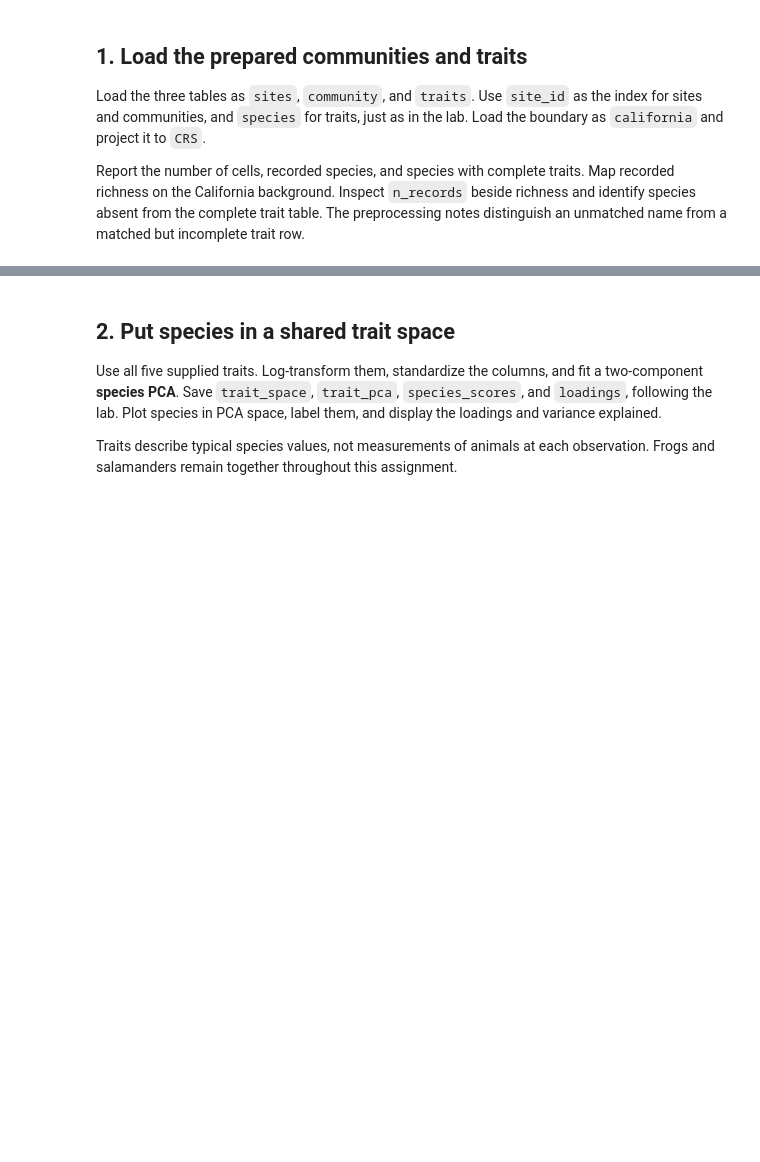
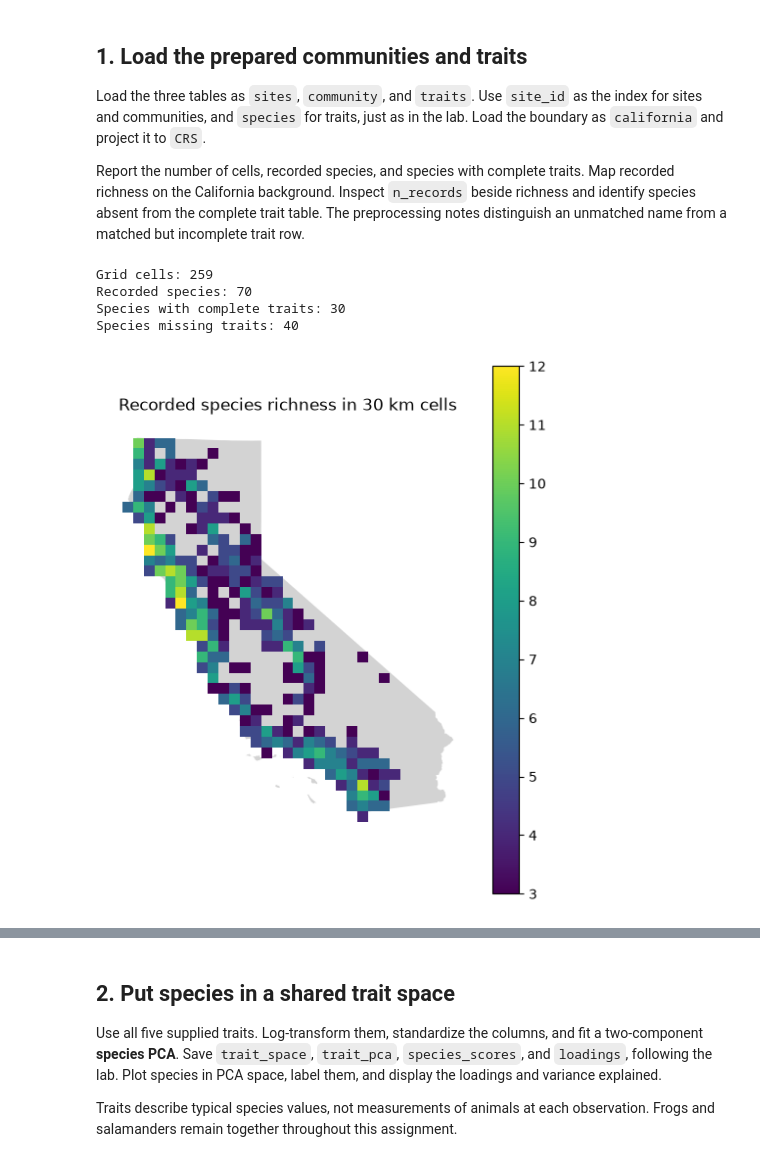
Before and after one commit to elizadstein/BIO597-SpatialBiodiversity, a Jupyter notebook: docs/assignments/Assignment-12-SpatialTraitVariation.ipynb, the cells around one changed output, grey strips where cells are left out. Drawn from its saved outputs; the diff is of its cells as text; code cells hidden in the pictures; blank space fills up the shorter version.

```diff
--- a/docs/assignments/Assignment-12-SpatialTraitVariation.ipynb
+++ b/docs/assignments/Assignment-12-SpatialTraitVariation.ipynb
@@ -72,9 +72,31 @@ preprocessing notes distinguish an unmatched name from a matched but incomplete
 trait row.
 # %%
 # Load CA_30KM_grid.geojson, CA_Amphib_site_by_species.csv, and CA_traits.csv.
+sites = gpd.read_file(DATA / "CA_30KM_grid.geojson")
+community = pd.read_csv(DATA / "CA_Amphib_site_by_species.csv", index_col="site_id")
+traits = pd.read_csv(DATA / "CA_traits.csv", index_col="species")
 # Set the site and species indexes, as in Lab12.
+sites = sites.set_index("site_id")
 # Load california and project it to CRS.
+california = gpd.read_file("../data/CA_ShapeFiles/California_State_Boundary.shp")
+california = california.to_crs(CRS)
 # Display table sizes, missing-trait species, and a richness map.
+print("Grid cells:", len(sites))
+print("Recorded species:", len(community.columns))
+print("Species with complete traits:", len(traits))
+print("Species missing traits:", len(community.columns)-len(traits))
+# map
+ax = california.plot(color="lightgray", figsize=(6, 7))
+sites.plot(ax=ax, column="richness", legend=True, figsize=(6, 7))
+ax.set_title("Recorded species richness in 30 km cells")
+ax.set_axis_off()
+plt.show()
+# %% [output]
+Grid cells: 259
+Recorded species: 70
+Species with complete traits: 30
+Species missing traits: 40
+[figure, added]
 # %% [markdown]
 **Interpretation 1:** Where are recorded communities richest? Which sampling
 gaps or differences in record totals might affect that pattern? Why must species
```
Also changed, not shown: parts of 24 cells of this notebook.
